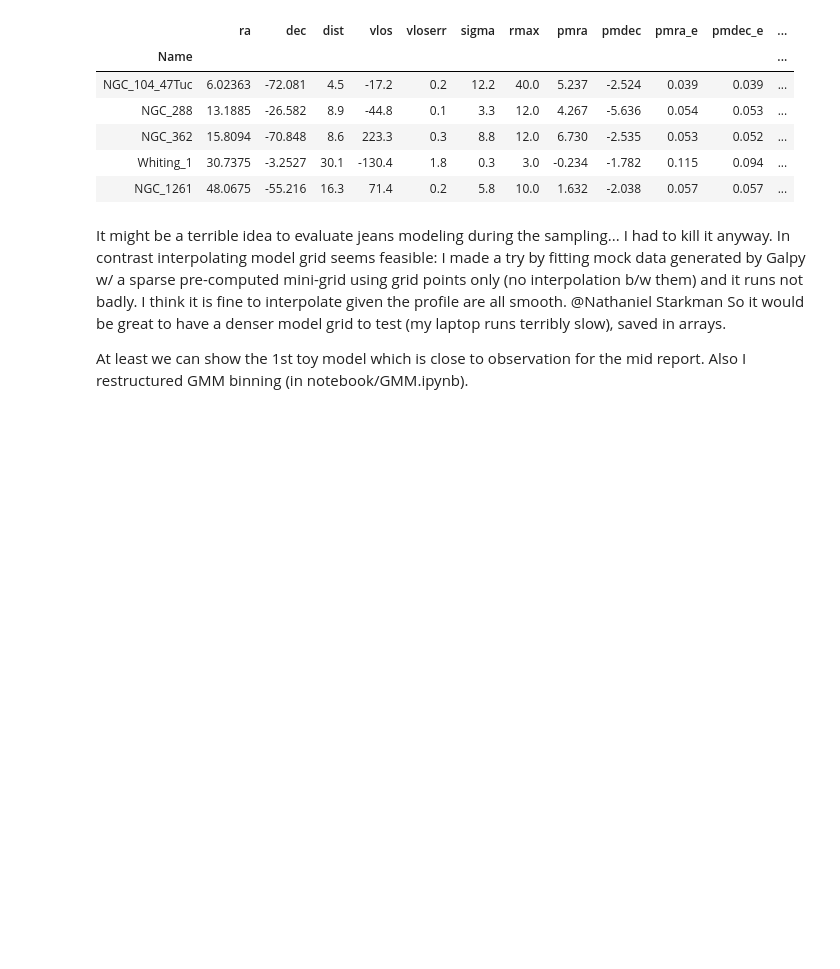
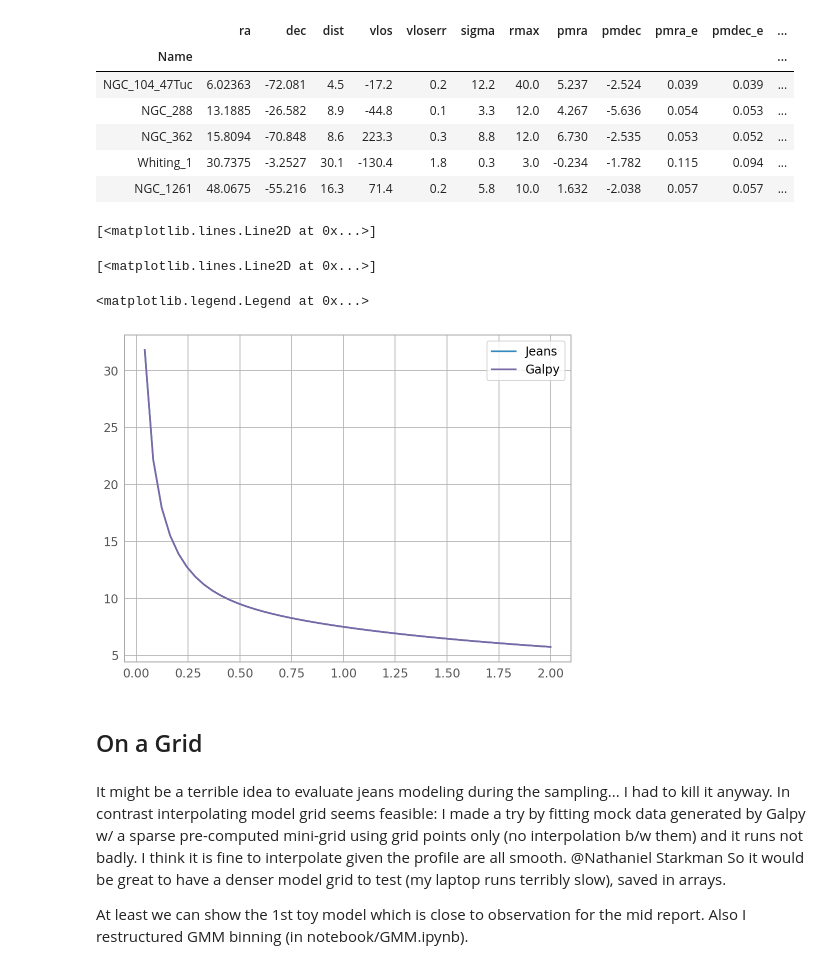
Before and after one commit to nstarman/jas1101_project, a Jupyter notebook: notebooks/make_sigr.ipynb, the cells around one changed output. Saved outputs shown, nothing was run; the diff lists cells and outputs as text; code cells hidden in the pictures; blank space fills up the shorter version.

```diff
--- a/notebooks/make_sigr.ipynb
+++ b/notebooks/make_sigr.ipynb
@@ -50,6 +54,51 @@ summary_table.head()
 | NGC_362 | 15.8094 | -70.848 | 8.6 | 223.3 | 0.3 | 8.8 | 12.0 | 6.730 | -2.535 | 0.053 | 0.052 | ... |
 | Whiting_1 | 30.7375 | -3.2527 | 30.1 | -130.4 | 1.8 | 0.3 | 3.0 | -0.234 | -1.782 | 0.115 | 0.094 | ... |
 | NGC_1261 | 48.0675 | -55.216 | 16.3 | 71.4 | 0.2 | 5.8 | 10.0 | 1.632 | -2.038 | 0.057 | 0.057 | ... |
+# %%
+Mgc = 9e5 * u.solMass
+mu = (1e5 * u.solMass / Mg).decompose()
+x = np.linspace(0, 2, num=50)
+a = 10 * u.pc
+G = constants.G
+
+sig2 = -(
+    G * Mgc
+    * (
+        -6 * mu
+        - 36 * x ** 2 * mu
+        - 70 * x ** 4 * mu
+        - 56 * x ** 6 * mu
+        - 16 * x ** 8 * mu
+        + 48 * x ** 3 * np.sqrt(1 + x ** 2) * mu
+        + 48 * x ** 5 * np.sqrt(1 + x ** 2) * mu
+        + 16 * x ** 7 * np.sqrt(1 + x ** 2) * mu
+        + x * np.sqrt(1 + x ** 2) * (-1 + 16 * mu)
+    )
+) / (6.0 * a * x * (1 + x ** 2))
+
+plt.plot(x, np.sqrt(sig2).to_value(u.km/u.s), label='Jeans')
+
+gc_pot = potential.PlummerPotential(amp=Mgc, b=a)
+bh_pot = potential.KeplerPotential(amp=mu * Mgc)
+
+tot_pot = gc_pot + bh_pot
+
+from galpy.df import jeans
+
+def sigmar(r, tot_pot):
+    return jeans.sigmar(tot_pot, r).to_value('km/s')
+
+siggalpy = np.array([sigmar(_x * a, tot_pot) for _x in x]) * u.km / u.s
+
+plt.plot(x, siggalpy.to_value(u.km/u.s), label='Galpy')
+plt.legend()
+# %% [output]
+[<matplotlib.lines.Line2D at 0x...>]
+[<matplotlib.lines.Line2D at 0x...>]
+<matplotlib.legend.Legend at 0x...>
+[figure, added]
+# %% [markdown]
+## On a Grid
 # %% [markdown]
 It might be a terrible idea to evaluate jeans modeling during the sampling... I had to kill it anyway. In contrast interpolating model grid seems feasible: I made a try by fitting mock data generated by Galpy w/ a sparse pre-computed mini-grid using grid points only (no interpolation b/w them) and it runs not badly. I think it is fine to interpolate given the profile are all smooth. @Nathaniel Starkman So it would be great to have a denser model grid to test (my laptop runs terribly slow), saved in arrays.
 
```
Also changed, not shown: parts of 1 cell of this notebook, 5 other files.
